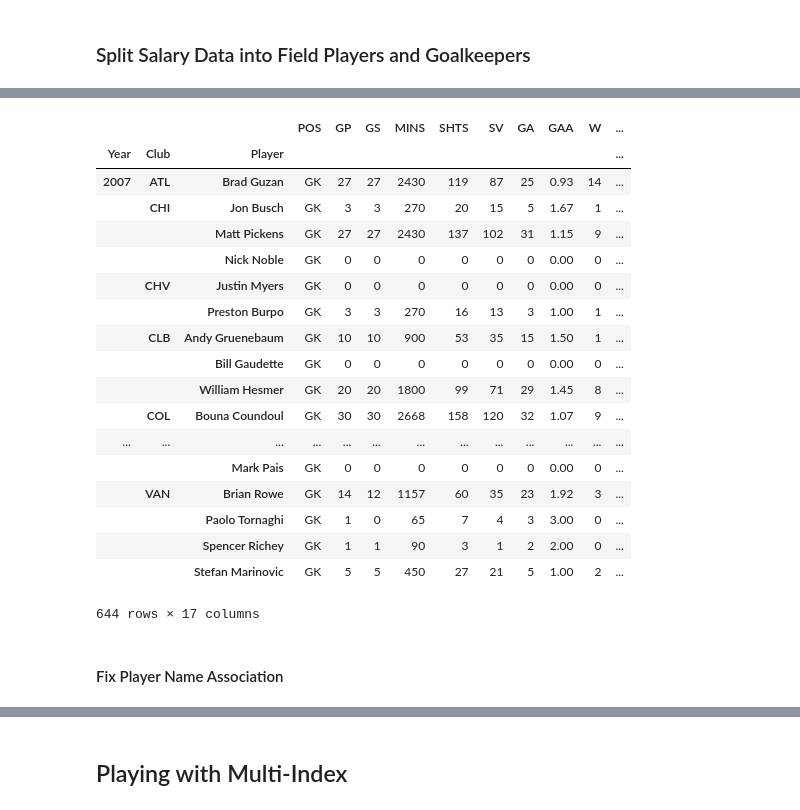
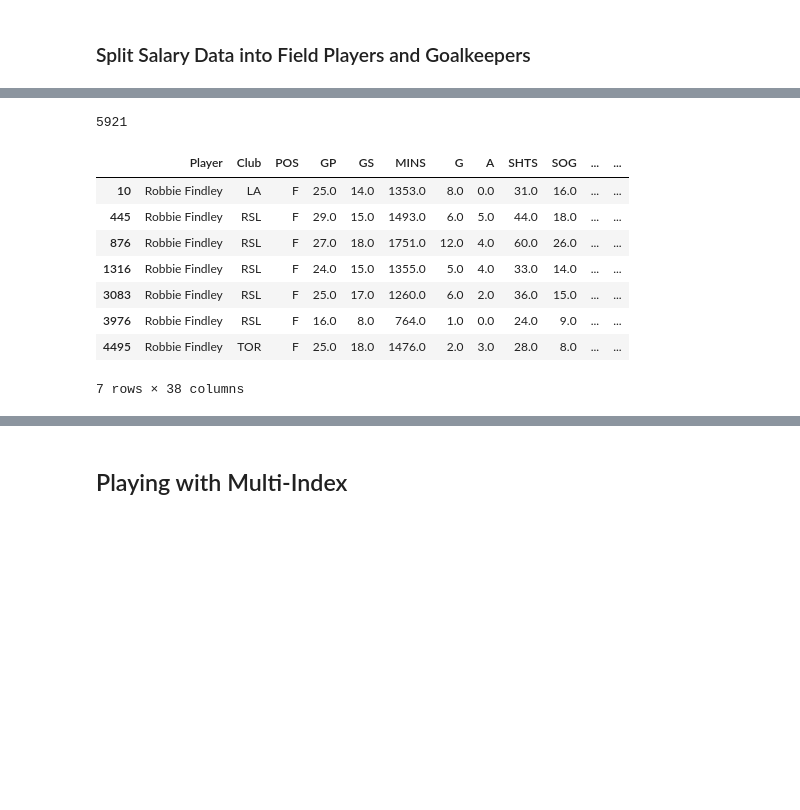
Before and after one commit to cneiderer/Class_Projects, a Jupyter notebook: Project_2/LinkingStats.ipynb, the cells around one changed output, grey strips where cells are left out. Drawn from its saved outputs; the diff is of its cells as text; code cells hidden in the pictures; blank space fills up the shorter version.

```diff
--- a/Project_2/LinkingStats.ipynb
+++ b/Project_2/LinkingStats.ipynb
@@ -160,2 +230,2 @@ fp_combo_df = pd.merge(fp_df, fp_salary_df, how='outer',
 # %%
-fp_combo_df[~fp_combo_df.isnull().any(axis=1)]
+good_merge = df[~df.isnull().any(axis=1)]
@@ -215,22 +231,0 @@ df = pd.merge(merged_df, salary_df, how='outer', left_on=cols, right_on=cols, su
-# %%
-gk_df.groupby(['Year', 'Club', 'Player']).last()
-# %% [output]
-|  |  |  | POS | GP | GS | MINS | SHTS | SV | GA | GAA | W | ... |
-| Year | Club | Player |  |  |  |  |  |  |  |  |  | ... |
-| 2007 | ATL | Brad Guzan | GK | 27 | 27 | 2430 | 119 | 87 | 25 | 0.93 | 14 | ... |
-|  | CHI | Jon Busch | GK | 3 | 3 | 270 | 20 | 15 | 5 | 1.67 | 1 | ... |
-|  |  | Matt Pickens | GK | 27 | 27 | 2430 | 137 | 102 | 31 | 1.15 | 9 | ... |
-|  |  | Nick Noble | GK | 0 | 0 | 0 | 0 | 0 | 0 | 0.00 | 0 | ... |
-|  | CHV | Justin Myers | GK | 0 | 0 | 0 | 0 | 0 | 0 | 0.00 | 0 | ... |
-|  |  | Preston Burpo | GK | 3 | 3 | 270 | 16 | 13 | 3 | 1.00 | 1 | ... |
-|  | CLB | Andy Gruenebaum | GK | 10 | 10 | 900 | 53 | 35 | 15 | 1.50 | 1 | ... |
-|  |  | Bill Gaudette | GK | 0 | 0 | 0 | 0 | 0 | 0 | 0.00 | 0 | ... |
-|  |  | William Hesmer | GK | 20 | 20 | 1800 | 99 | 71 | 29 | 1.45 | 8 | ... |
-|  | COL | Bouna Coundoul | GK | 30 | 30 | 2668 | 158 | 120 | 32 | 1.07 | 9 | ... |
-| ... | ... | ... | ... | ... | ... | ... | ... | ... | ... | ... | ... | ... |
-|  |  | Mark Pais | GK | 0 | 0 | 0 | 0 | 0 | 0 | 0.00 | 0 | ... |
-|  | VAN | Brian Rowe | GK | 14 | 12 | 1157 | 60 | 35 | 23 | 1.92 | 3 | ... |
-|  |  | Paolo Tornaghi | GK | 1 | 0 | 65 | 7 | 4 | 3 | 3.00 | 0 | ... |
-|  |  | Spencer Richey | GK | 1 | 1 | 90 | 3 | 1 | 2 | 2.00 | 0 | ... |
-|  |  | Stefan Marinovic | GK | 5 | 5 | 450 | 27 | 21 | 5 | 1.00 | 2 | ... |
-644 rows × 17 columns
@@ -239,2 +231,0 @@ df.to_csv('field_player.csv')
-# %% [markdown]
-#### Fix Player Name Association
@@ -242,0 +232,16 @@ import fuzzywuzzy as fwuzz
+# %%
+len(good_merge)
+# %% [output]
+5921
+# %%
+good_merge[good_merge['Last Name'] == 'Findley']
+# %% [output]
+|  | Player | Club | POS | GP | GS | MINS | G | A | SHTS | SOG | ... | ... |
+| 10 | Robbie Findley | LA | F | 25.0 | 14.0 | 1353.0 | 8.0 | 0.0 | 31.0 | 16.0 | ... | ... |
+| 445 | Robbie Findley | RSL | F | 29.0 | 15.0 | 1493.0 | 6.0 | 5.0 | 44.0 | 18.0 | ... | ... |
+| 876 | Robbie Findley | RSL | F | 27.0 | 18.0 | 1751.0 | 12.0 | 4.0 | 60.0 | 26.0 | ... | ... |
+| 1316 | Robbie Findley | RSL | F | 24.0 | 15.0 | 1355.0 | 5.0 | 4.0 | 33.0 | 14.0 | ... | ... |
+| 3083 | Robbie Findley | RSL | F | 25.0 | 17.0 | 1260.0 | 6.0 | 2.0 | 36.0 | 15.0 | ... | ... |
+| 3976 | Robbie Findley | RSL | F | 16.0 | 8.0 | 764.0 | 1.0 | 0.0 | 24.0 | 9.0 | ... | ... |
+| 4495 | Robbie Findley | TOR | F | 25.0 | 18.0 | 1476.0 | 2.0 | 3.0 | 28.0 | 8.0 | ... | ... |
+7 rows × 38 columns
```
Also changed, not shown: parts of 48 cells of this notebook, 1 other file.
